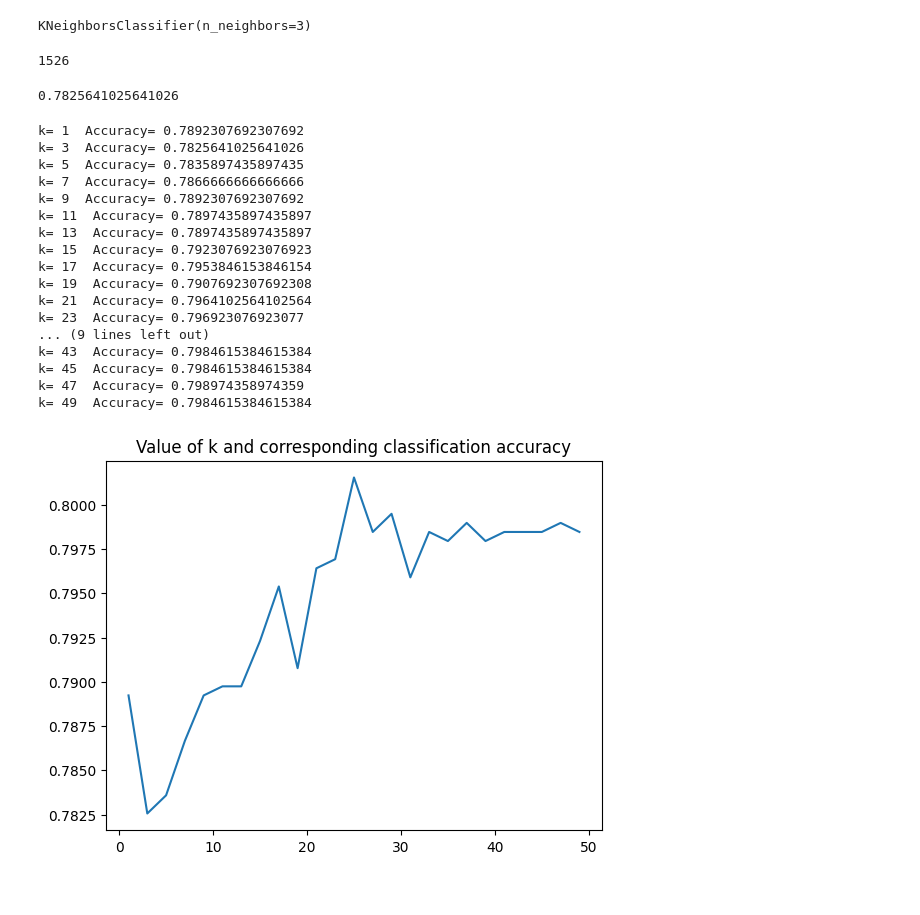
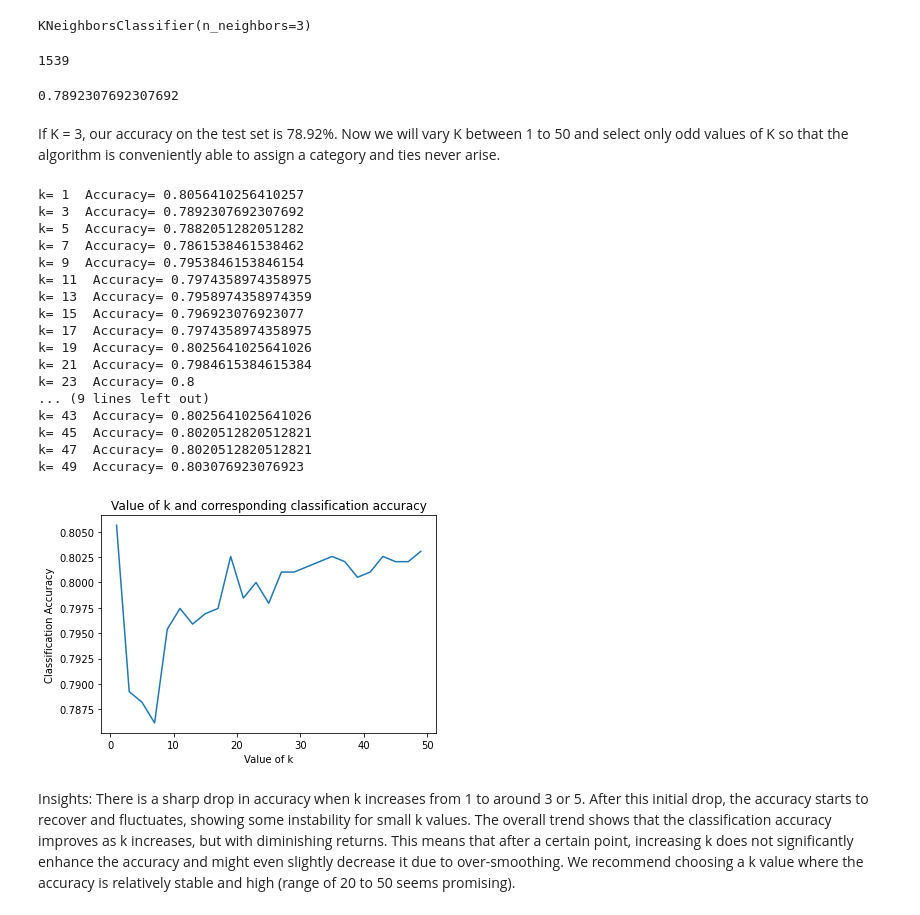
Before and after one commit to jaivardhanschauhan/machinelearning, a Jupyter notebook: kNN/kNN.ipynb, the cells around one changed output. Cells and saved outputs as stored; diff of their text form; code cells hidden in the pictures.

```diff
--- a/kNN/kNN.ipynb
+++ b/kNN/kNN.ipynb
@@ -7,3 +9,3 @@ from sklearn.model_selection import train_test_split
 # %%
-df = pd.read_csv('/content/drive/MyDrive/MSIM/datasets/wine.csv')
+df = pd.read_csv('wine.csv')
 # %%
@@ -62,12 +50,14 @@ prediction = classifier.predict(X_test)
 correct = np.where(prediction==y_test, 1, 0).sum()
 print(correct)
 # %% [output]
-1526
+1539
 # %%
 accuracy = correct/len(y_test)
 print(accuracy)
 # %% [output]
-0.7825641025641026
+0.7892307692307692
+# %% [markdown]
+If K = 3, our accuracy on the test set is 78.92%. Now we will vary K between 1 to 50 and select only odd values of K so that the algorithm is conveniently able to assign a category and ties never arise.
 # %%
 results = []
 
@@ -83,26 +73,30 @@ for k in range(1, 51, 2):
 # Convert that series of tuples in a dataframe for easy plotting
 results = pd.DataFrame(results, columns=["k","accuracy"])
 # %% [output]
-k= 1  Accuracy= 0.7892307692307692
-k= 3  Accuracy= 0.7825641025641026
-k= 5  Accuracy= 0.7835897435897435
-k= 7  Accuracy= 0.7866666666666666
-k= 9  Accuracy= 0.7892307692307692
-k= 11  Accuracy= 0.7897435897435897
-k= 13  Accuracy= 0.7897435897435897
-k= 15  Accuracy= 0.7923076923076923
-k= 17  Accuracy= 0.7953846153846154
-k= 19  Accuracy= 0.7907692307692308
-k= 21  Accuracy= 0.7964102564102564
-k= 23  Accuracy= 0.796923076923077
+k= 1  Accuracy= 0.8056410256410257
+k= 3  Accuracy= 0.7892307692307692
+k= 5  Accuracy= 0.7882051282051282
+k= 7  Accuracy= 0.7861538461538462
+k= 9  Accuracy= 0.7953846153846154
+k= 11  Accuracy= 0.7974358974358975
+k= 13  Accuracy= 0.7958974358974359
+k= 15  Accuracy= 0.796923076923077
+k= 17  Accuracy= 0.7974358974358975
+k= 19  Accuracy= 0.8025641025641026
+k= 21  Accuracy= 0.7984615384615384
+k= 23  Accuracy= 0.8
 ... (9 lines left out)
-k= 43  Accuracy= 0.7984615384615384
-k= 45  Accuracy= 0.7984615384615384
-k= 47  Accuracy= 0.798974358974359
-k= 49  Accuracy= 0.7984615384615384
+k= 43  Accuracy= 0.8025641025641026
+k= 45  Accuracy= 0.8020512820512821
+k= 47  Accuracy= 0.8020512820512821
+k= 49  Accuracy= 0.803076923076923
 # %%
 plt.plot(results.k, results.accuracy)
 plt.title("Value of k and corresponding classification accuracy")
+plt.xlabel("Value of k")
+plt.ylabel("Classification Accuracy")
 plt.show()
 # %% [output]
-[figure, old version]
+[figure, new version]
+# %% [markdown]
+Insights: There is a sharp drop in accuracy when k increases from 1 to around 3 or 5. After this initial drop, the accuracy starts to recover and fluctuates, showing some instability for small k values. The overall trend shows that the classification accuracy improves as k increases, but with diminishing returns. This means that after a certain point, increasing k does not significantly enhance the accuracy and might even slightly decrease it due to over-smoothing. We recommend choosing a k value where the accuracy is relatively stable and high (range of 20 to 50 seems promising).
```
Also changed, not shown: parts of 3 cells of this notebook, 1 other file.
